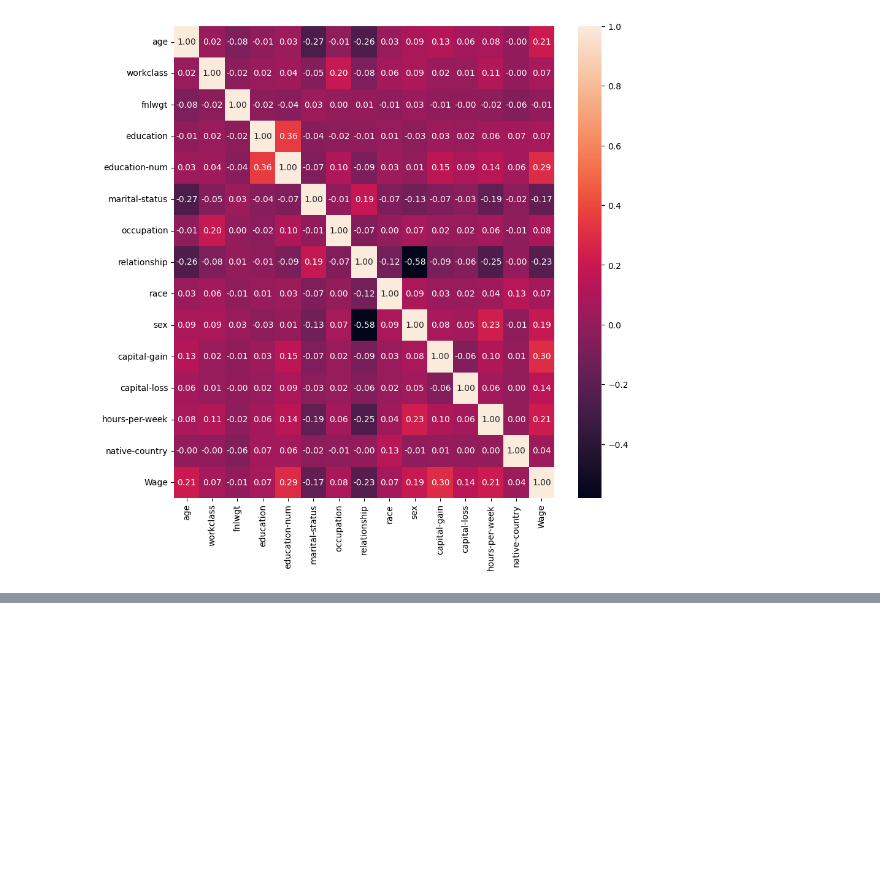
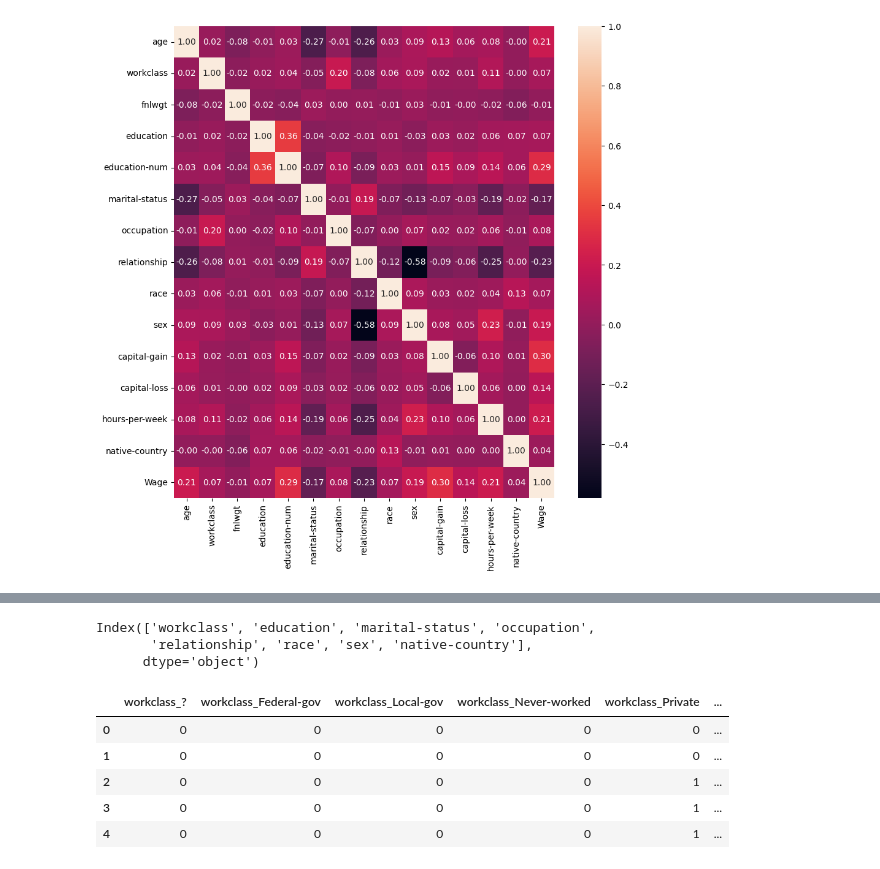
Before and after one commit to Venchislaw/PracticalAI, a Jupyter notebook: Machine Learning/Kaggle/Competitions/Adult/Adult.ipynb, the cells around one changed output, grey strips where cells are left out. Drawn from its saved outputs; the diff is of its cells as text; code cells hidden in the pictures; blank space fills up the shorter version.

```diff
--- a/Machine Learning/Kaggle/Competitions/Adult/Adult.ipynb
+++ b/Machine Learning/Kaggle/Competitions/Adult/Adult.ipynb
@@ -215,0 +271,17 @@ However I underestimated some variables value.
+# %%
+categorical_feats = df.drop(numeric, axis=1).columns
+categorical_feats
+# %% [output]
+Index(['workclass', 'education', 'marital-status', 'occupation',
+       'relationship', 'race', 'sex', 'native-country'],
+      dtype='object')
+# %%
+df_cat = pd.get_dummies(df[categorical_feats], dtype=int)
+df_cat.head()
+# %% [output]
+|  | workclass_? | workclass_Federal-gov | workclass_Local-gov | workclass_Never-worked | workclass_Private | ... |
+| 0 | 0 | 0 | 0 | 0 | 0 | ... |
+| 1 | 0 | 0 | 0 | 0 | 0 | ... |
+| 2 | 0 | 0 | 0 | 0 | 1 | ... |
+| 3 | 0 | 0 | 0 | 0 | 1 | ... |
+| 4 | 0 | 0 | 0 | 0 | 1 | ... |
```
Also changed, not shown: parts of 16 cells of this notebook.
